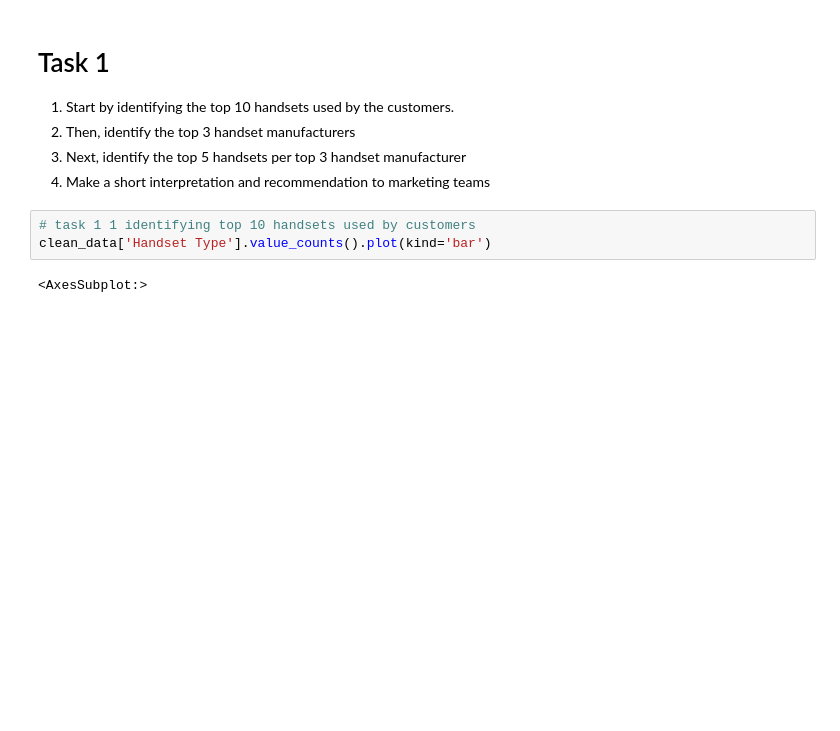
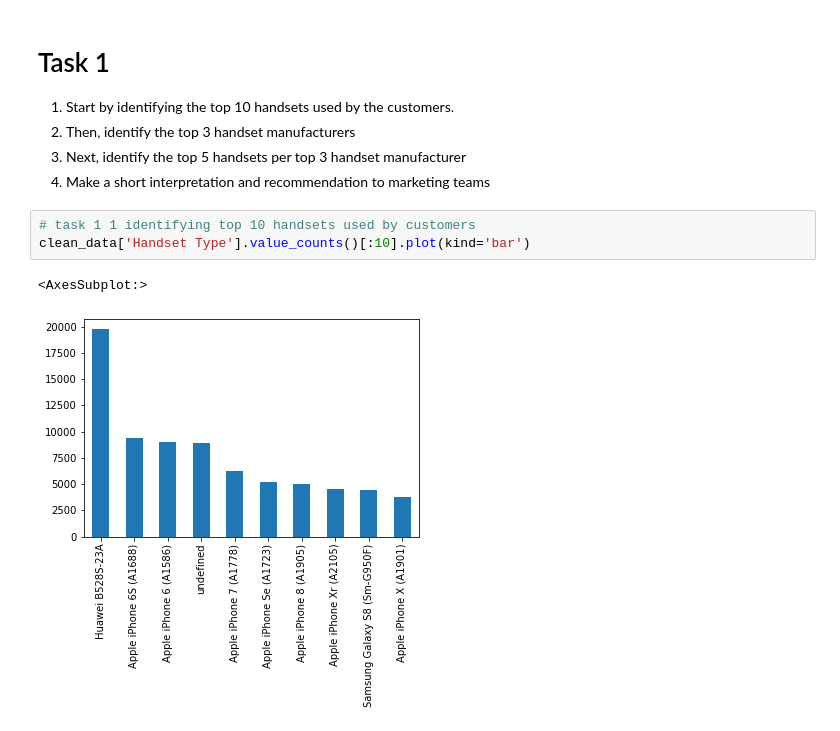
Before and after one commit to Kira-Floris/TellCo, a Jupyter notebook: notebook/telco project.ipynb, the cells around one changed output. Drawn from its saved outputs; the diff is of its cells as text; blank space fills up the shorter version.

```diff
--- a/notebook/telco project.ipynb
+++ b/notebook/telco project.ipynb
@@ -134,6 +138,7 @@ dtype: int64
 4. Make a short interpretation and recommendation to marketing teams
 # %%
 # task 1 1 identifying top 10 handsets used by customers
-clean_data['Handset Type'].value_counts().plot(kind='bar')
+clean_data['Handset Type'].value_counts()[:10].plot(kind='bar')
 # %% [output]
 <AxesSubplot:>
+[figure, added]
```
Also changed, not shown: parts of 5 cells of this notebook, 2 other files.
